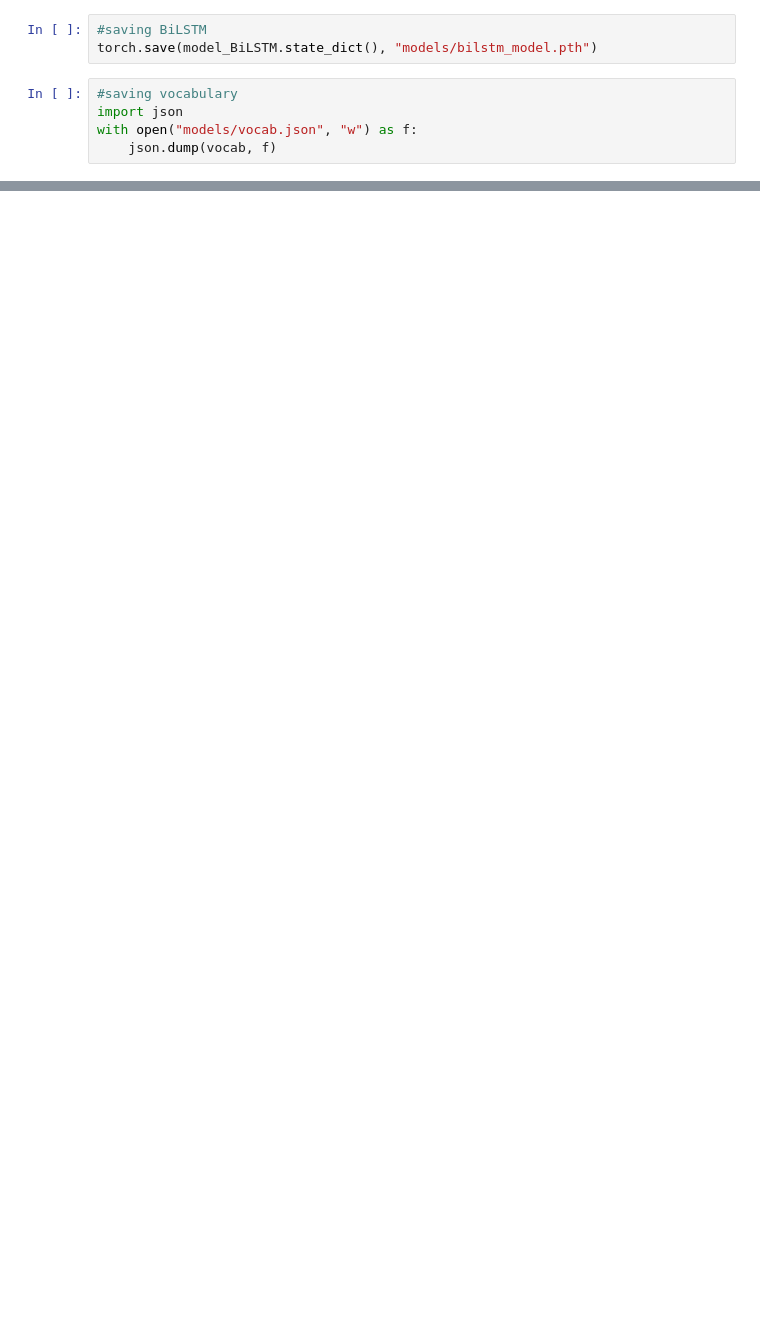
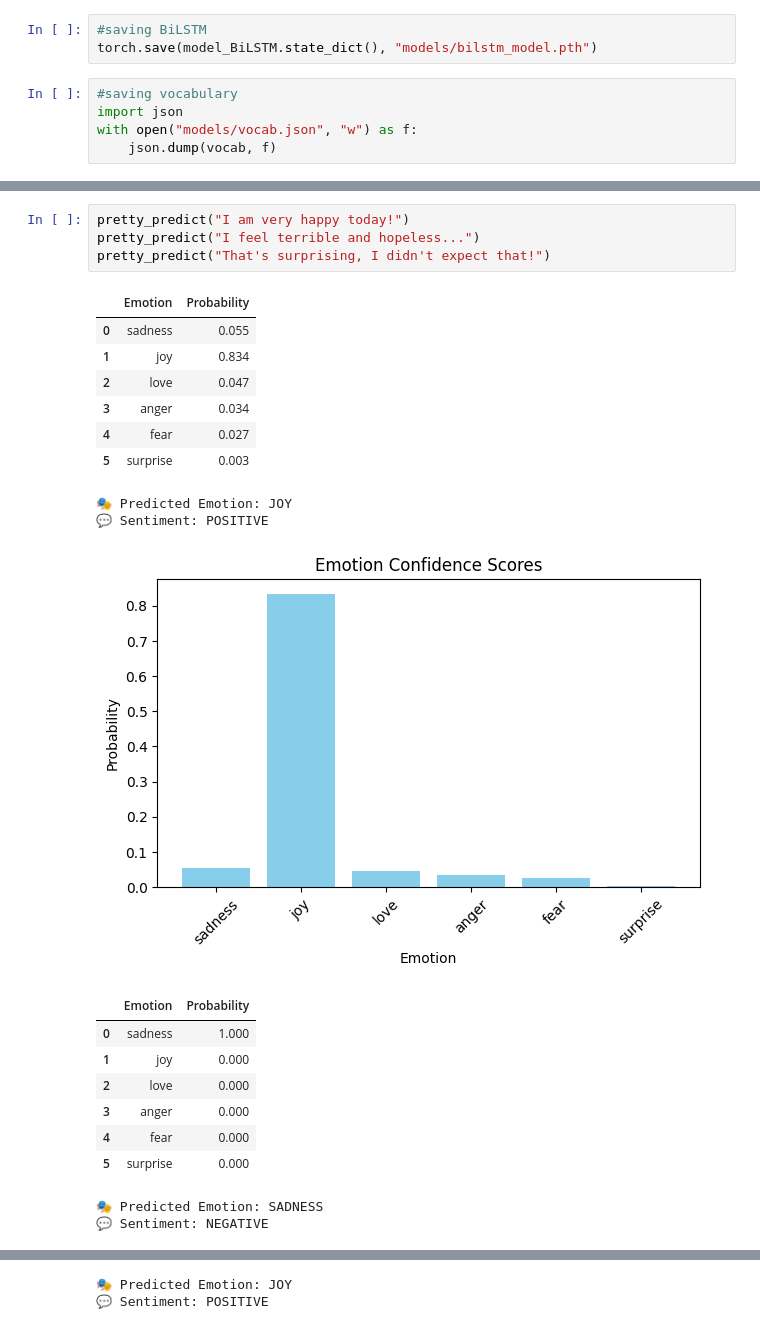
Before and after one commit to 4bakhti/emotion-sentiment-analysis, a Jupyter notebook: notebooks/emotion_sentiment_analysis.ipynb, the cells around one changed output, grey strips where cells are left out. Saved outputs shown, nothing was run; the diff lists cells and outputs as text; blank space fills up the shorter version.

```diff
--- a/notebooks/emotion_sentiment_analysis.ipynb
+++ b/notebooks/emotion_sentiment_analysis.ipynb
@@ -537,0 +776,24 @@ total 6976
+# %%
+pretty_predict("I am very happy today!")
+pretty_predict("I feel terrible and hopeless...")
+pretty_predict("That's surprising, I didn't expect that!")
+# %% [output]
+|  | Emotion | Probability |
+| 0 | sadness | 0.055 |
+| 1 | joy | 0.834 |
+| 2 | love | 0.047 |
+| 3 | anger | 0.034 |
+| 4 | fear | 0.027 |
+| 5 | surprise | 0.003 |
+🎭 Predicted Emotion: JOY
+💬 Sentiment: POSITIVE
+[figure, added]
+|  | Emotion | Probability |
+| 0 | sadness | 1.000 |
+| 1 | joy | 0.000 |
+| 2 | love | 0.000 |
+| 3 | anger | 0.000 |
+| 4 | fear | 0.000 |
+| 5 | surprise | 0.000 |
+🎭 Predicted Emotion: SADNESS
+💬 Sentiment: NEGATIVE
@@ -537,0 +808,2 @@ total 6976
+🎭 Predicted Emotion: JOY
+💬 Sentiment: POSITIVE
```
Also changed, not shown: parts of 43 cells of this notebook, 12 other files.
